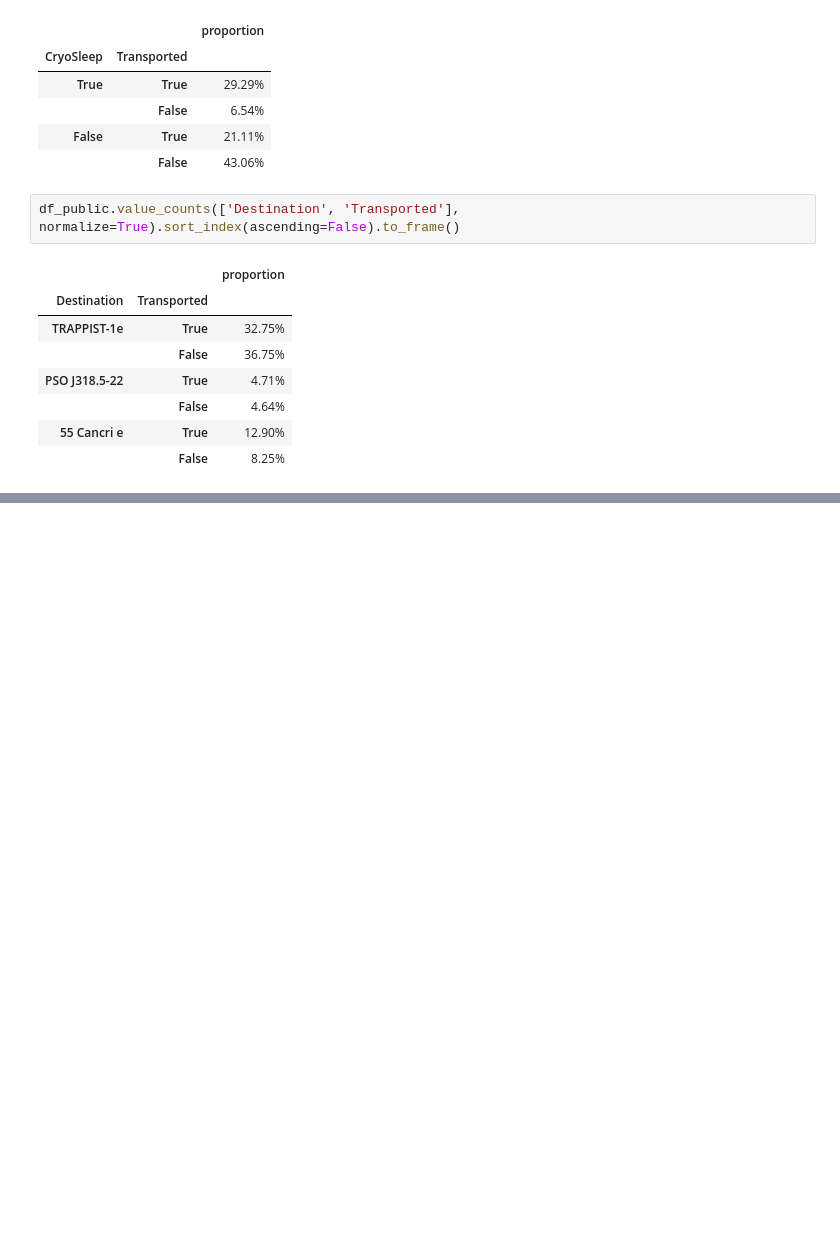
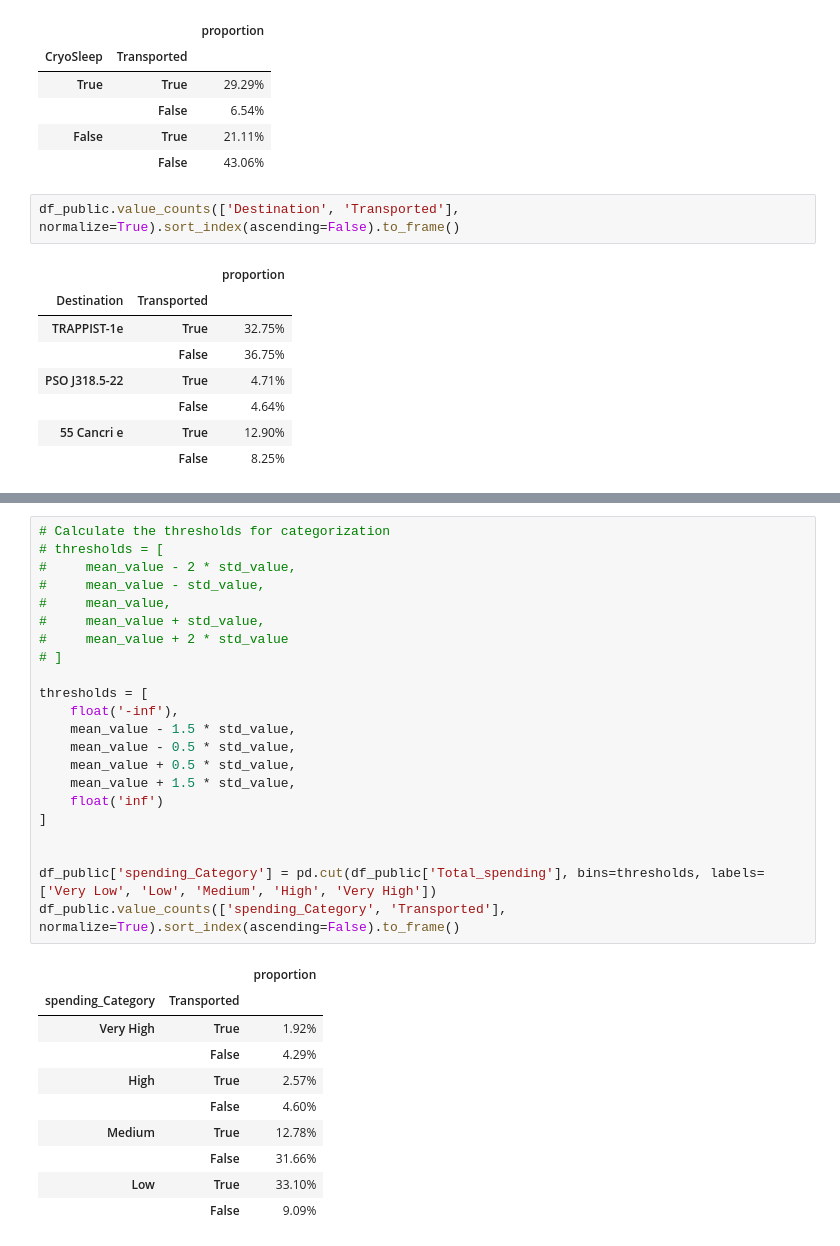
Before and after one commit to lucascheng24/Comp4433_spaceship-titanic, a Jupyter notebook: dataPreprocess/Analysis/analysis_01.ipynb, the cells around one changed output, grey strips where cells are left out. Cells and saved outputs as stored; diff of their text form; blank space fills up the shorter version.

```diff
--- a/dataPreprocess/Analysis/analysis_01.ipynb
+++ b/dataPreprocess/Analysis/analysis_01.ipynb
@@ -123,0 +175,33 @@ df_public.value_counts(['Destination', 'Transported'], normalize=True).sort_inde
+# %%
+# Calculate the thresholds for categorization
+# thresholds = [
+#     mean_value - 2 * std_value,
+#     mean_value - std_value,
+#     mean_value,
+#     mean_value + std_value,
+#     mean_value + 2 * std_value
+# ]
+
+thresholds = [
+    float('-inf'),
+    mean_value - 1.5 * std_value,
+    mean_value - 0.5 * std_value,
+    mean_value + 0.5 * std_value,
+    mean_value + 1.5 * std_value,
+    float('inf')
+]
+
+
+df_public['spending_Category'] = pd.cut(df_public['Total_spending'], bins=thresholds, labels=['Very Low', 'Low', 'Medium', 'High', 'Very High'])
+df_public.value_counts(['spending_Category', 'Transported'], normalize=True).sort_index(ascending=False).to_frame()
+# %% [output]
+|  |  | proportion |
+| spending_Category | Transported |  |
+| Very High | True | 1.92% |
+|  | False | 4.29% |
+| High | True | 2.57% |
+|  | False | 4.60% |
+| Medium | True | 12.78% |
+|  | False | 31.66% |
+| Low | True | 33.10% |
+|  | False | 9.09% |
```
Also changed, not shown: parts of 10 cells of this notebook, 6 other files.
